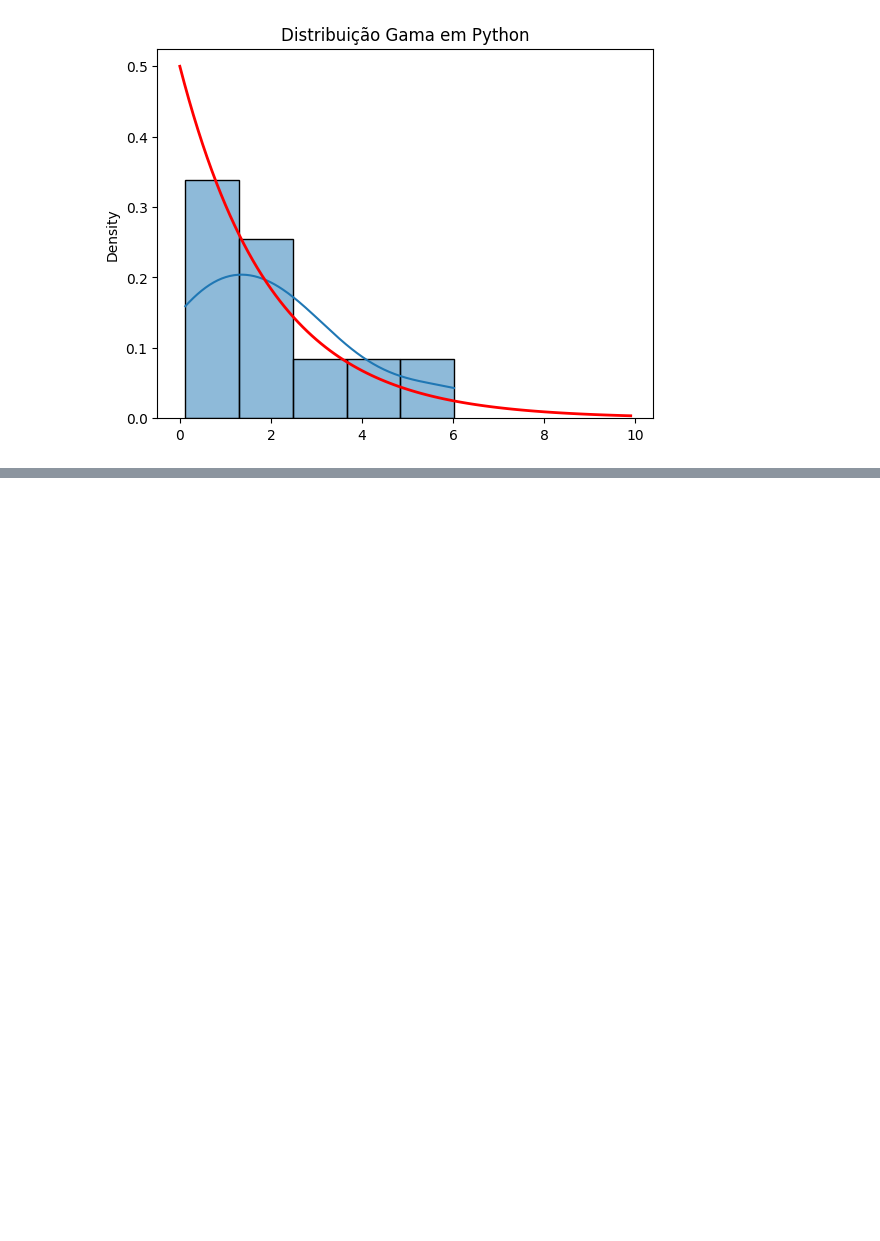
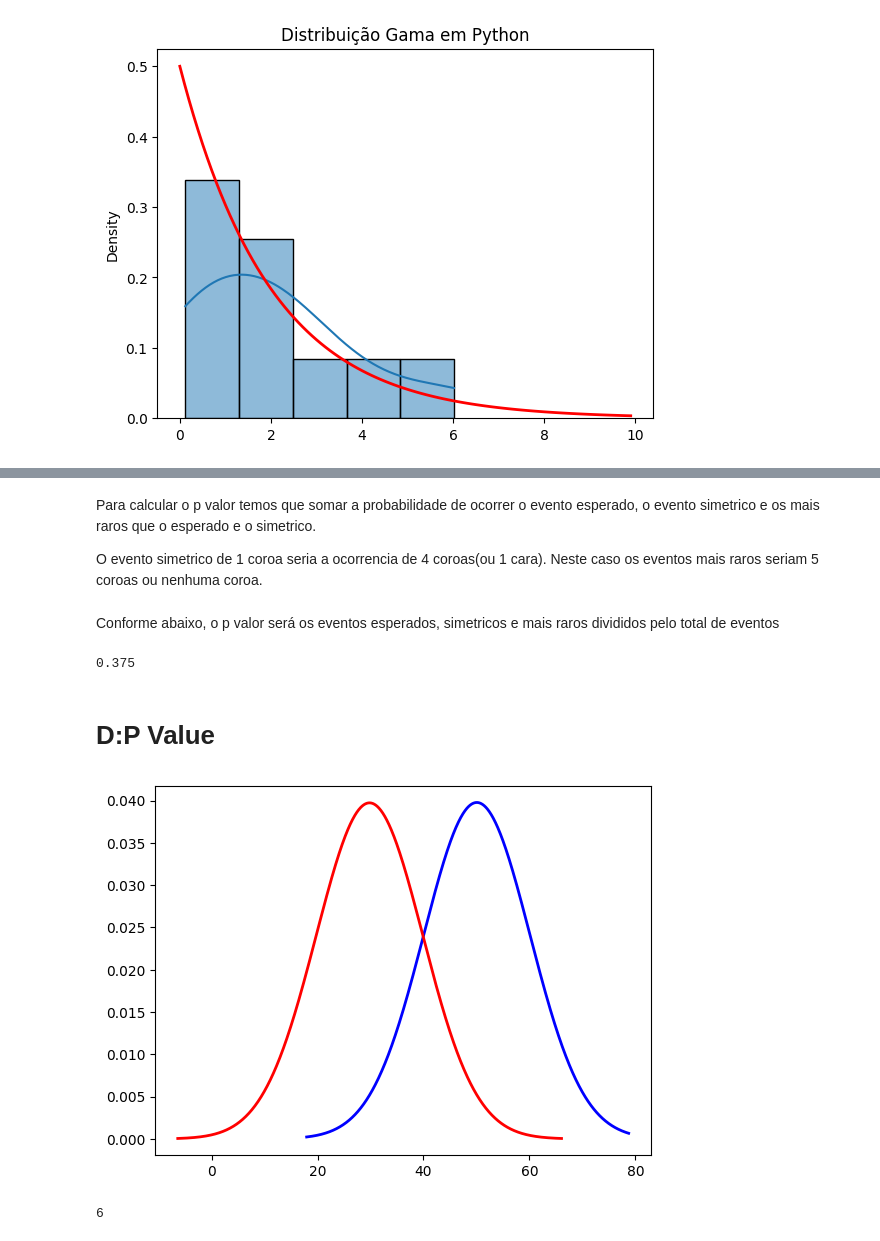
Before and after one commit to dssalim/Topicos_SI_IA, a Jupyter notebook: Atividade_SI_Estatistica_LLMS.ipynb, the cells around one changed output, grey strips where cells are left out. Cells and saved outputs as stored; diff of their text form; code cells hidden in the pictures; blank space fills up the shorter version.

```diff
--- a/Atividade_SI_Estatistica_LLMS.ipynb
+++ b/Atividade_SI_Estatistica_LLMS.ipynb
@@ -244,0 +314,5 @@ plt.show()
+# %% [markdown]
+Para calcular o p valor temos que somar a probabilidade de ocorrer o evento esperado, o evento simetrico e os mais raros que o esperado e o simetrico.
+
+O evento simetrico de 1 coroa seria a ocorrencia de 4 coroas(ou 1 cara).
+Neste caso os eventos mais raros seriam 5 coroas ou nenhuma coroa.
@@ -244,0 +338,53 @@ plt.show()
+# %% [markdown]
+Conforme abaixo, o p valor será os eventos esperados, simetricos e mais raros divididos pelo total de eventos
+# %%
+p_valor = (evento_a + evento_b + evento_c + evento_d)/total_moedas(5)
+
+print(p_valor)
+# %% [output]
+0.375
+# %% [markdown]
+# D:P Value
+# %%
+#Criando distribuição aleatórias
+distro_a = np.random.normal(loc = 50, scale = 10, size = 1000)
+distro_b = np.random.normal(loc = 30, scale = 10, size = 1000)
+#Calculando os parametros da média(mu) e desvio padrão(sigma)
+mu_a, sigma_a = stats.norm.fit(distro_a)
+mu_b, sigma_b = stats.norm.fit(distro_b)
+
+x = np.linspace(distro_a.min(), distro_a.max(), 1000)
+y = np.linspace(distro_b.min(), distro_b.max(), 1000)
+
+#plotando os gráficos
+plt.plot(x,stats.norm.pdf(x, mu_a, sigma_a),   'b-', lw=2, zorder=1)
+plt.plot(y,stats.norm.pdf(y, mu_b, sigma_b),   'r-', lw=2, zorder=2)
+
+plt.show()
+# %% [output]
+[figure, added]
+# %%
+#calculando p values e testando.
+num_sequencias = 100
+sequencias_comprimento = 3
+distro_a_samples = [np.random.normal(loc=mu_a, scale=sigma_a, size=sequencias_comprimento) for _ in range(num_sequencias)]
+
+distro_a_samples = []
+
+for _ in range(num_sequencias):
+    sample = np.random.normal(loc=mu_a, scale=sigma_a, size=sequencias_comprimento)
+    distro_a_samples.append(sample)
+p_values_b = []
+
+for sequence in distro_a_samples:
+    t_statistic, p_value = stats.ttest_ind(sequence, distro_b)
+    p_values_b.append(p_value)
+
+falso_negativo = 0
+for p_value in p_values:
+  if p_value > 0.05:
+    falso_negativo+=1
+
+falso_negativo
+# %% [output]
+6
```
Also changed, not shown: parts of 41 cells of this notebook.
